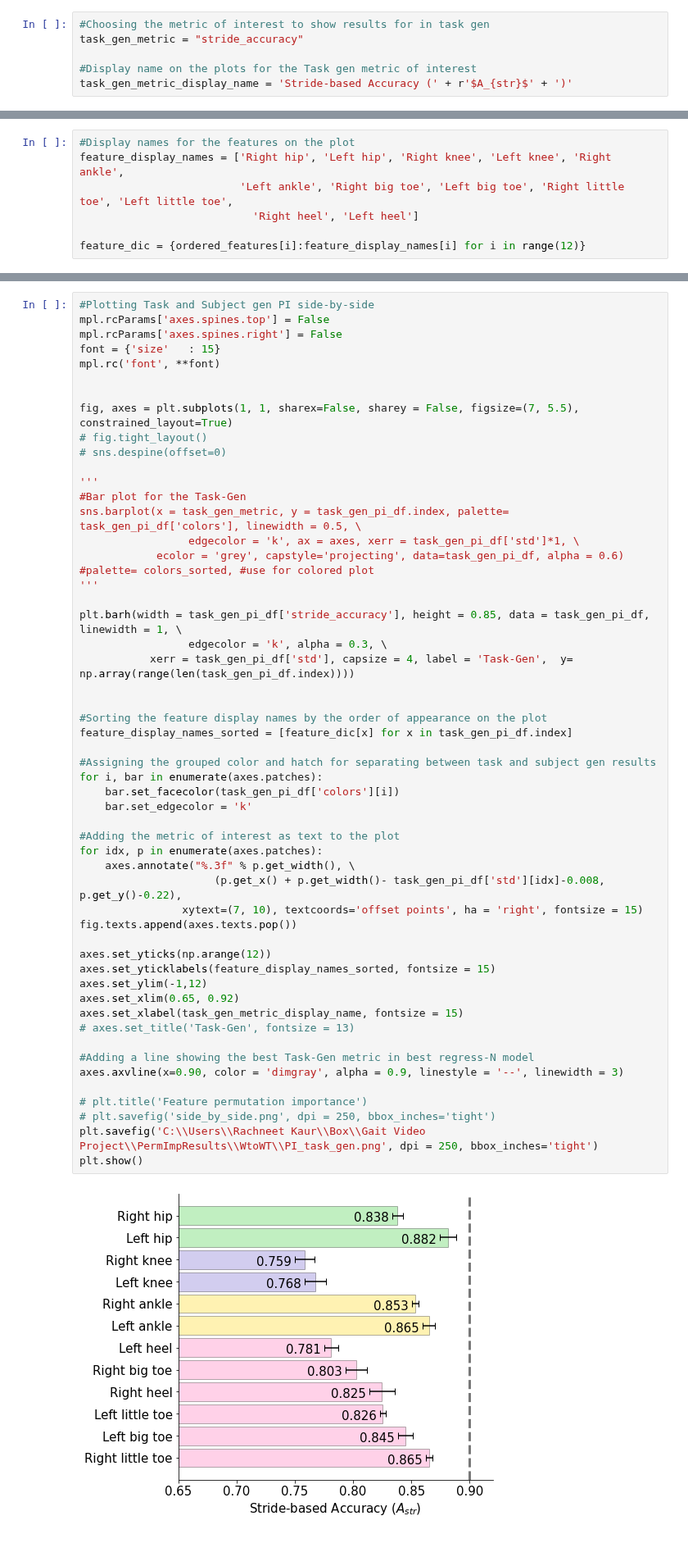
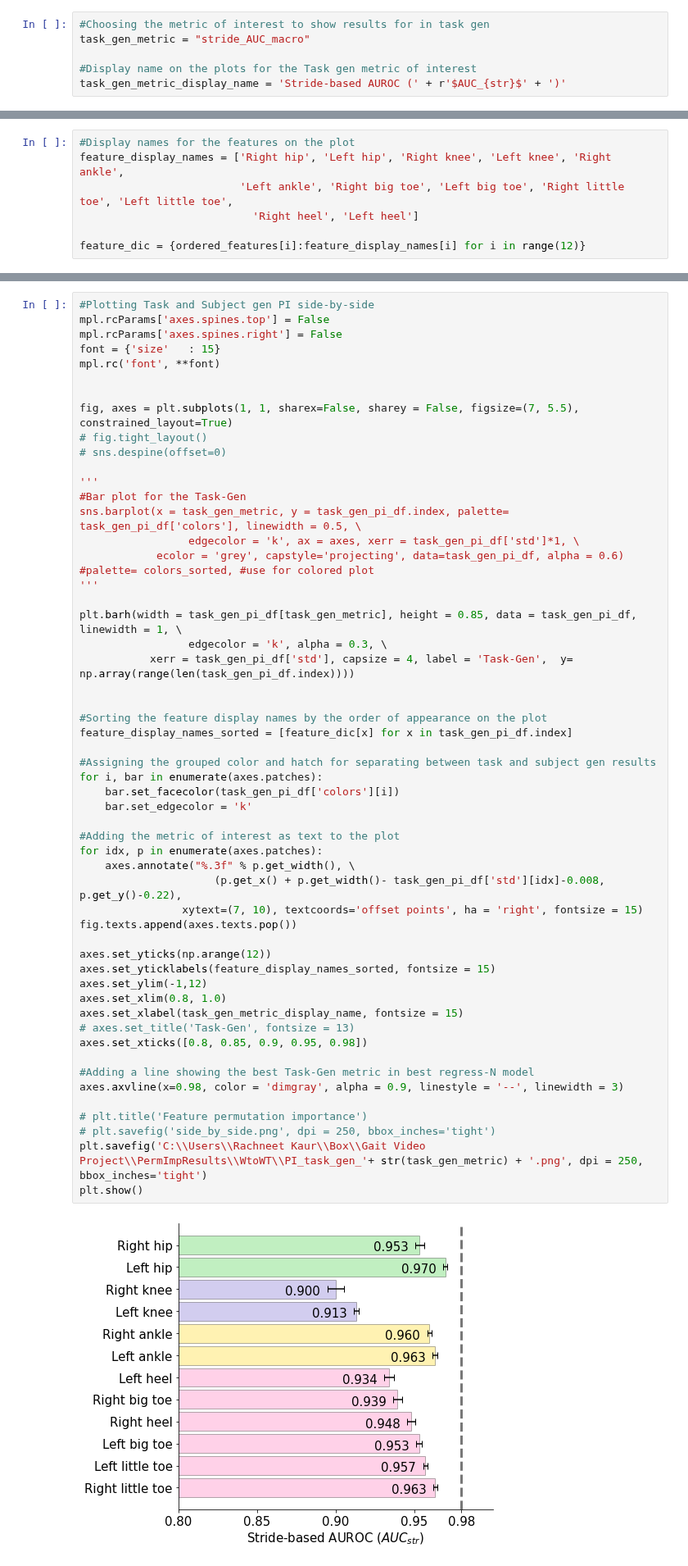
Before and after one commit to kaurrachneet6/Vision-Based-Gait-Analysis-Framework-for-Predicting-Multiple-Sclerosis, a Jupyter notebook: Discussion analysis/PermutationImportanceVizualizations.ipynb, the cells around one changed output, grey strips where cells are left out. Shown at 82% size. Saved outputs shown, nothing was run; the diff lists cells and outputs as text.

```diff
--- a/Discussion analysis/PermutationImportanceVizualizations.ipynb
+++ b/Discussion analysis/PermutationImportanceVizualizations.ipynb
@@ -56,10 +56,10 @@ task_gen_pi_reduced = task_gen_pi.loc[features_of_interest]
 task_gen_best_reduced = task_gen_best.loc[features_of_interest]
 # %%
 #Choosing the metric of interest to show results for in task gen
-task_gen_metric = "stride_accuracy"
+task_gen_metric = "stride_AUC_macro"
 
 #Display name on the plots for the Task gen metric of interest
-task_gen_metric_display_name = 'Stride-based Accuracy (' + r'$A_{str}$' + ')'
+task_gen_metric_display_name = 'Stride-based AUROC (' + r'$AUC_{str}$' + ')'
 # %%
 task_gen_pi_reduced.columns
 # %% [output]
@@ -160,40 +160,41 @@ sns.barplot(x = task_gen_metric, y = task_gen_pi_df.index, palette= task_gen_pi_
 #palette= colors_sorted, #use for colored plot
 '''
 
-plt.barh(width = task_gen_pi_df['stride_accuracy'], height = 0.85, data = task_gen_pi_df, linewidth = 1, \
+plt.barh(width = task_gen_pi_df[task_gen_metric], height = 0.85, data = task_gen_pi_df, linewidth = 1, \
                  edgecolor = 'k', alpha = 0.3, \
            xerr = task_gen_pi_df['std'], capsize = 4, label = 'Task-Gen',  y= np.array(range(len(task_gen_pi_df.index))))
 
 
 #Sorting the feature display names by the order of appearance on the plot
 feature_display_names_sorted = [feature_dic[x] for x in task_gen_pi_df.index]
 
 #Assigning the grouped color and hatch for separating between task and subject gen results
 for i, bar in enumerate(axes.patches):
     bar.set_facecolor(task_gen_pi_df['colors'][i])
     bar.set_edgecolor = 'k'
 
 #Adding the metric of interest as text to the plot
 for idx, p in enumerate(axes.patches):
     axes.annotate("%.3f" % p.get_width(), \
                      (p.get_x() + p.get_width()- task_gen_pi_df['std'][idx]-0.008, p.get_y()-0.22),
                 xytext=(7, 10), textcoords='offset points', ha = 'right', fontsize = 15)
 fig.texts.append(axes.texts.pop())
 
 axes.set_yticks(np.arange(12))
 axes.set_yticklabels(feature_display_names_sorted, fontsize = 15)
 axes.set_ylim(-1,12)
-axes.set_xlim(0.65, 0.92)
+axes.set_xlim(0.8, 1.0)
 axes.set_xlabel(task_gen_metric_display_name, fontsize = 15)
 # axes.set_title('Task-Gen', fontsize = 13)
+axes.set_xticks([0.8, 0.85, 0.9, 0.95, 0.98])
 
 #Adding a line showing the best Task-Gen metric in best regress-N model
-axes.axvline(x=0.90, color = 'dimgray', alpha = 0.9, linestyle = '--', linewidth = 3)
+axes.axvline(x=0.98, color = 'dimgray', alpha = 0.9, linestyle = '--', linewidth = 3)
 
 # plt.title('Feature permutation importance')
 # plt.savefig('side_by_side.png', dpi = 250, bbox_inches='tight')
-plt.savefig('C:\\Users\\Rachneet Kaur\\Box\\Gait Video Project\\PermImpResults\\WtoWT\\PI_task_gen.png', dpi = 250, bbox_inches='tight')
+plt.savefig('C:\\Users\\Rachneet Kaur\\Box\\Gait Video Project\\PermImpResults\\WtoWT\\PI_task_gen_'+ str(task_gen_metric) + '.png', dpi = 250, bbox_inches='tight')
 plt.show()
 # %% [output]
-[figure, old version]
+[figure, new version]
 # %% [markdown]
```
Also changed, not shown: parts of 45 cells of this notebook.
